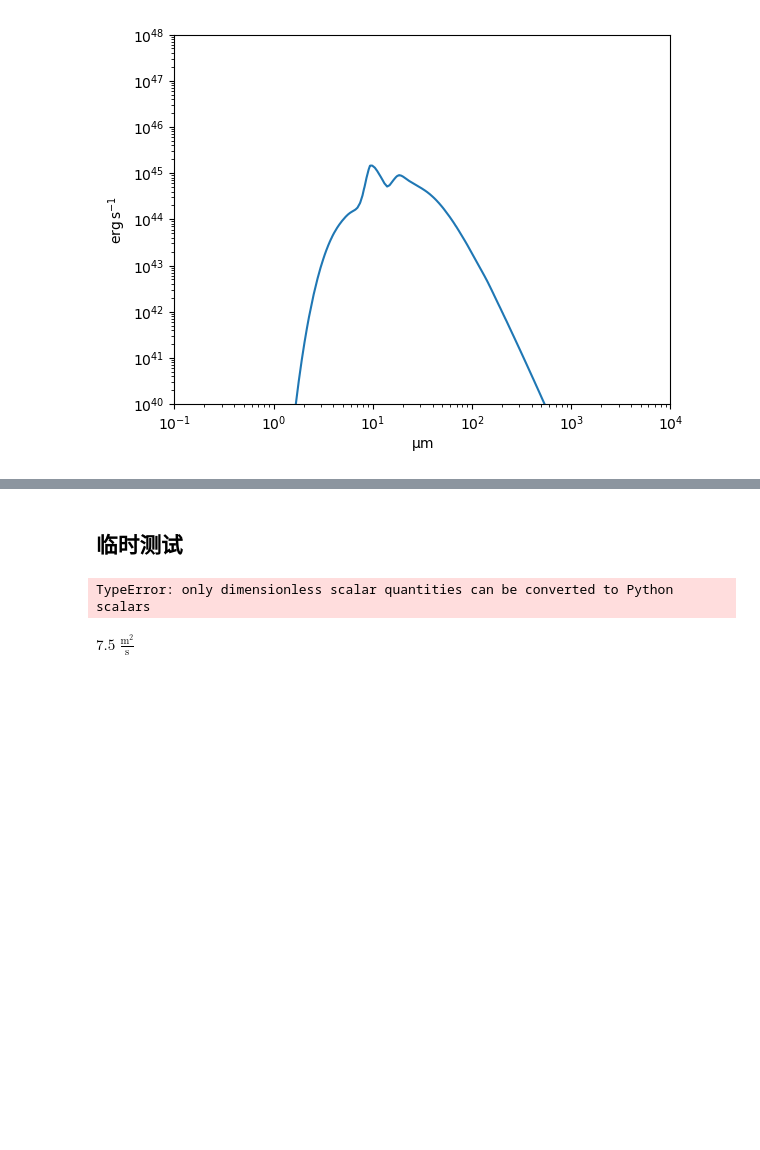
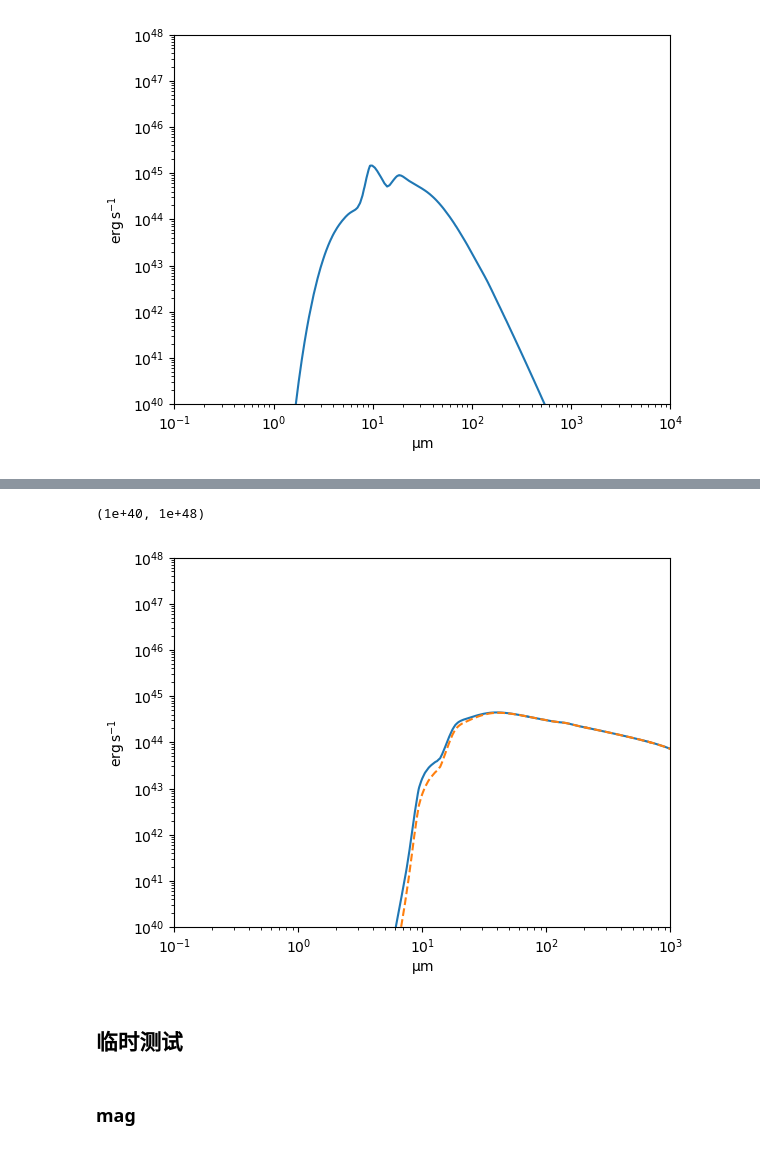
Before and after one commit to c-kj/LRD_dust_modeling, a Jupyter notebook: notebooks/加 units.ipynb, the cells around one changed output, grey strips where cells are left out. Cells and saved outputs as stored; diff of their text form; code cells hidden in the pictures; blank space fills up the shorter version.

Commit message:
✅ test: 与李政融的旧版代码对比；测速
- 测速、对比内容在 `加 units.ipynb` 中
- 测速、对比结果总结在 `notes/LRD Spectrum.md` 中

- 更新 TODOs 和文档

```diff
--- a/notebooks/加 units.ipynb
+++ b/notebooks/加 units.ipynb
@@ -144,2 +212,15 @@ plt.ylim(*[1e40,1e48]*u.erg/u.s)
+# %%
+# 对比：feedback
+L_nu_ZL = model_ZL.calc_L_nu_photon(r_sample_num=1000) * (u.pc.to(u.cm)**3) * u.erg/u.s/u.Hz
+nu_L_nu_ZL = L_nu_ZL * model_ZL.opacity.nu
+
+model.tau_ph = 1
+plt.loglog(model.opacity.wavelength, model.calc_nu_L_nu(r_sample_num=1000), label='LRD_IR_spectrum')
+plt.loglog(model_ZL.opacity.wavelength, nu_L_nu_ZL, label='Li24LRDDustIRSED', ls='--')
+plt.xlim(1e-1, 1e3)
+plt.ylim(1e40, 1e48)
+# %% [output]
+(1e+40, 1e+48)
+[figure, added]
 # %% [markdown]
 ## 临时测试
@@ -148,8 +227,2 @@ from scipy import integrate
-# %%
-integrate.quad(lambda x: x**2, 0 * u.m, 1 * u.m)
-# %% [output]
-TypeError: only dimensionless scalar quantities can be converted to Python scalars
-# %%
-integrate.trapezoid([1,2,4][::1] * u.m, [1, 2, 4][::] * u.m/u.s)
-# %% [output]
-$7.5 \; \mathrm{\frac{m^{2}}{s}}$
+# %% [markdown]
+### mag
```
Also changed, not shown: parts of 34 cells of this notebook, 2 other files.
